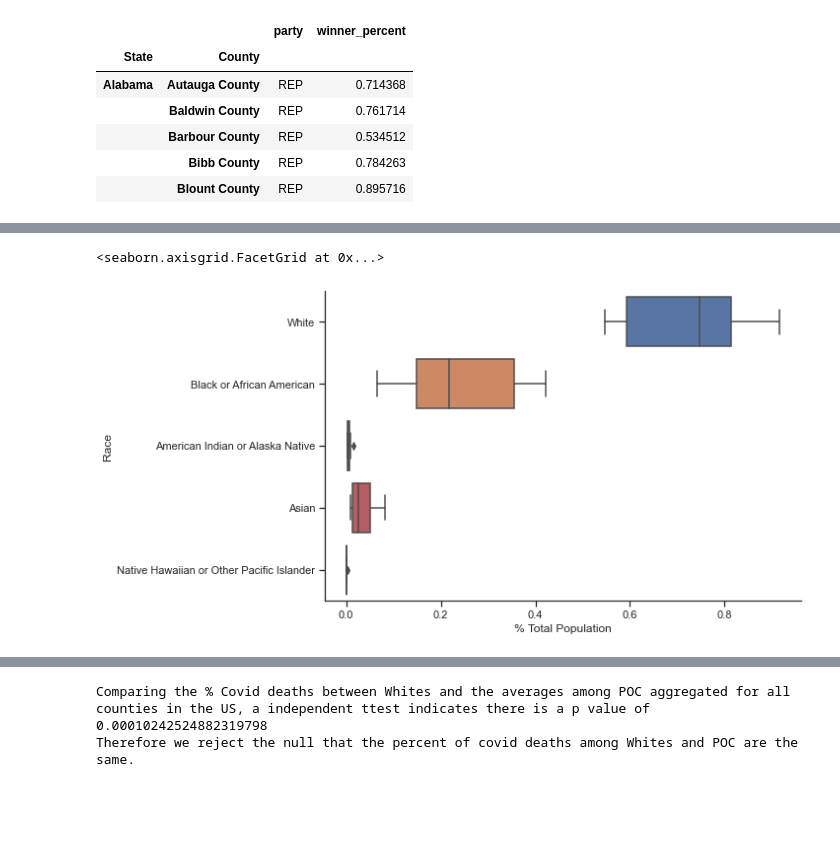
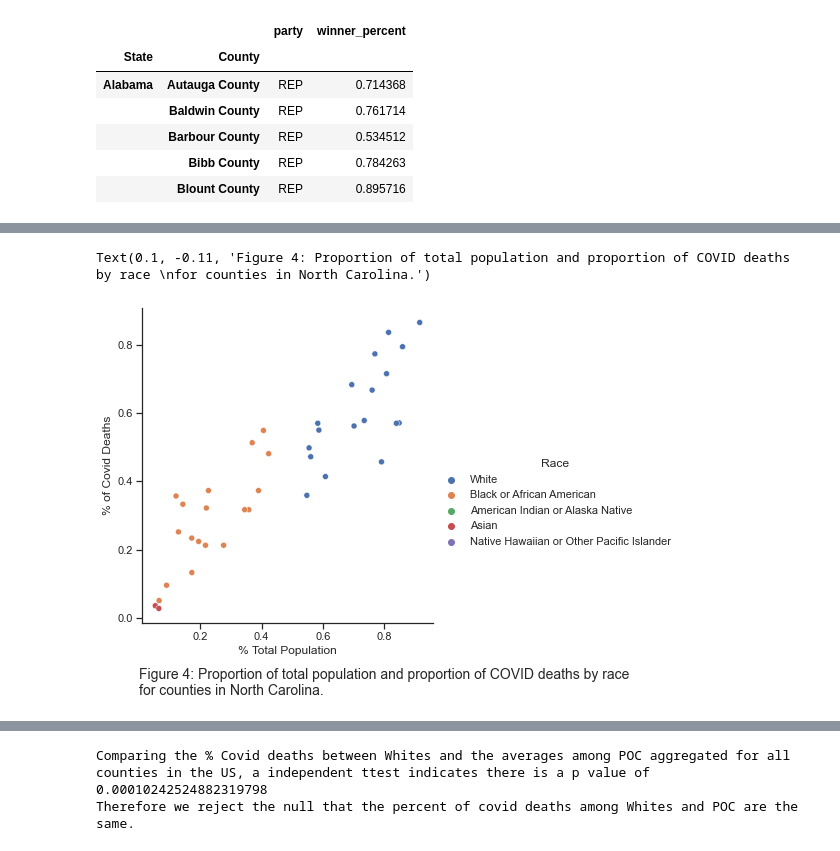
Before and after one commit to lauracharlotteli/cs216project, a Jupyter notebook: 216_project.ipynb, the cells around one changed output, grey strips where cells are left out. Drawn from its saved outputs; the diff is of its cells as text; code cells hidden in the pictures; blank space fills up the shorter version.

```diff
--- a/216_project.ipynb
+++ b/216_project.ipynb
@@ -373,5 +369,7 @@ sns.catplot(data=cp_nc, y='Race', x='% of Covid Deaths', kind='box', aspect=2)
-# %%
-sns.catplot(data=cp_nc, y='Race', x='% Total Population', kind='box', aspect=2)
-# %% [output]
-<seaborn.axisgrid.FacetGrid at 0x...>
-[figure, removed]
+# %%
+plot = sns.relplot(data=cp_nc, x='% Total Population', y='% of Covid Deaths', hue='Race')
+txt = 'Figure 4: Proportion of total population and proportion of COVID deaths by race \nfor counties in North Carolina.'
+plot.fig.text(x=0.1, y=-0.11, s=txt, fontsize=14)
+# %% [output]
+Text(0.1, -0.11, 'Figure 4: Proportion of total population and proportion of COVID deaths by race \nfor counties in North Carolina.')
+[figure, added]
```
Also changed, not shown: parts of 7 cells of this notebook.
